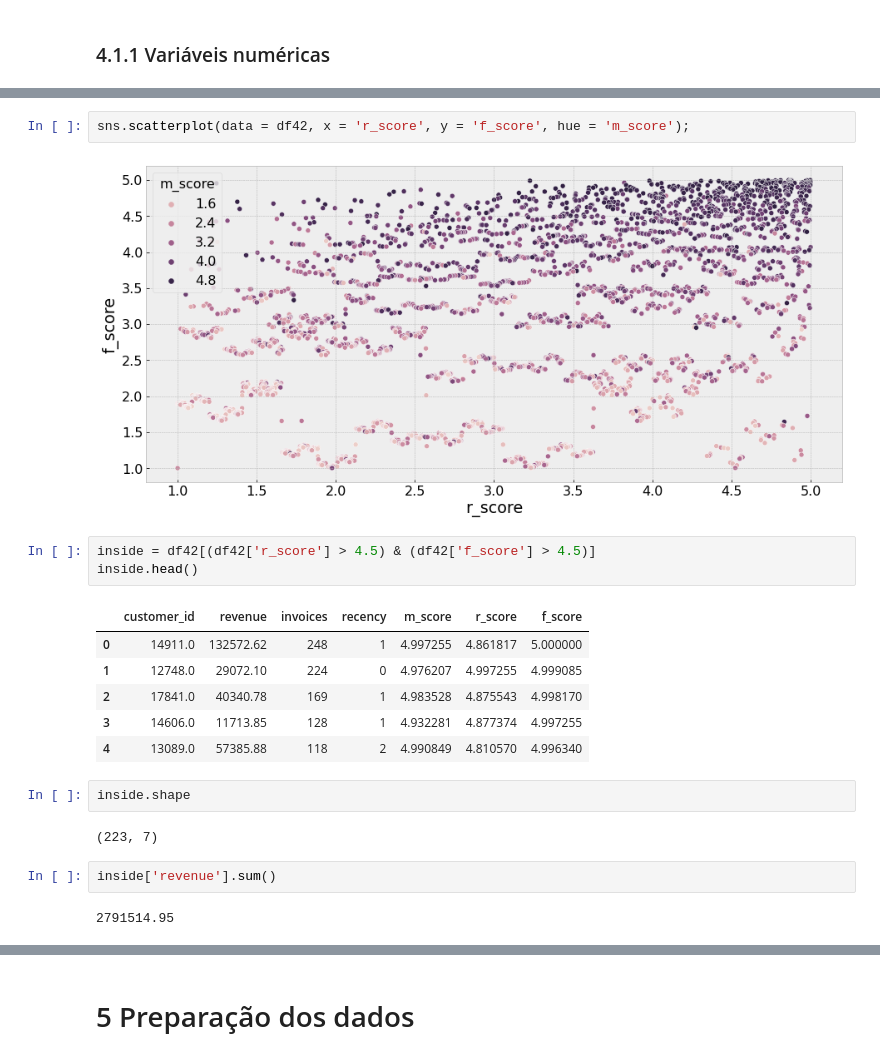
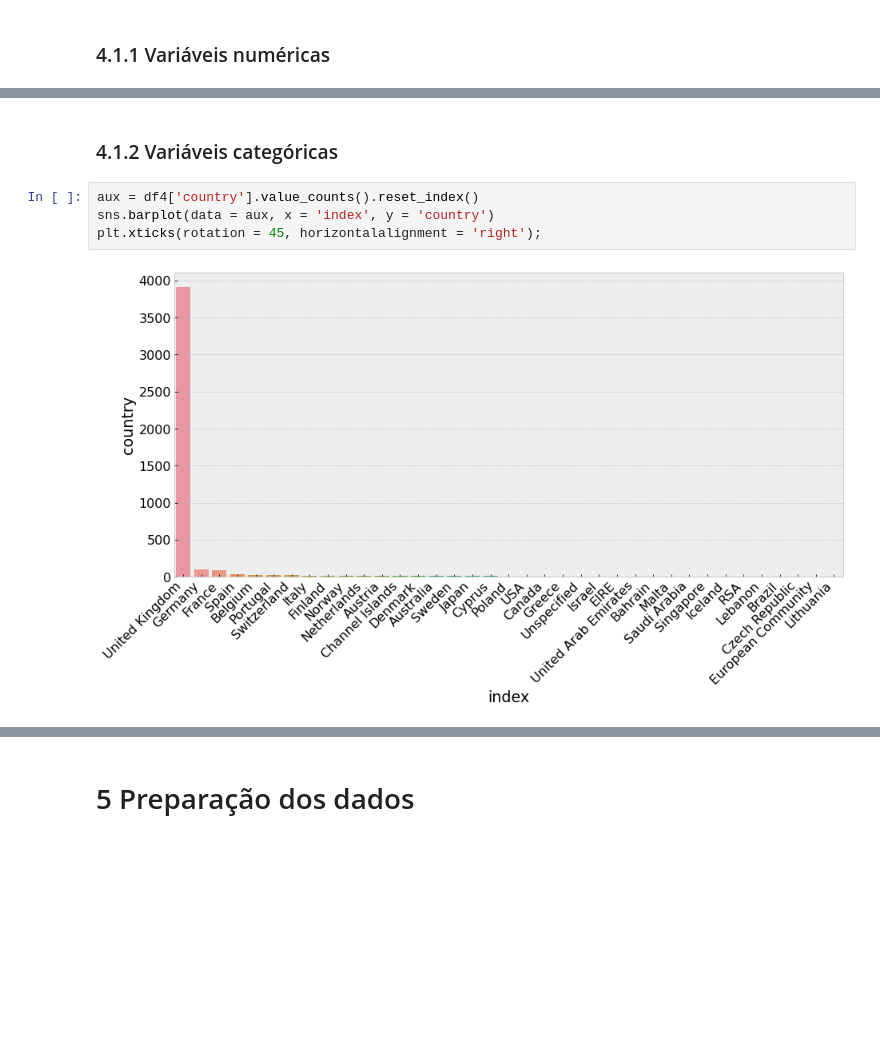
Before and after one commit to paixaols/loyalty-program, a Jupyter notebook: notebooks/2_loyalty_clean-data.ipynb, the cells around one changed output, grey strips where cells are left out. Cells and saved outputs as stored; diff of their text form; blank space fills up the shorter version.

```diff
--- a/notebooks/2_loyalty_clean-data.ipynb
+++ b/notebooks/2_loyalty_clean-data.ipynb
@@ -412,22 +377,8 @@ df42['f_score'] = 5-4*df42.index/len(df42)
-# %%
-sns.scatterplot(data = df42, x = 'r_score', y = 'f_score', hue = 'm_score');
-# %% [output]
-[figure, removed]
-# %%
-inside = df42[(df42['r_score'] > 4.5) & (df42['f_score'] > 4.5)]
-inside.head()
-# %% [output]
-|  | customer_id | revenue | invoices | recency | m_score | r_score | f_score |
-| 0 | 14911.0 | 132572.62 | 248 | 1 | 4.997255 | 4.861817 | 5.000000 |
-| 1 | 12748.0 | 29072.10 | 224 | 0 | 4.976207 | 4.997255 | 4.999085 |
-| 2 | 17841.0 | 40340.78 | 169 | 1 | 4.983528 | 4.875543 | 4.998170 |
-| 3 | 14606.0 | 11713.85 | 128 | 1 | 4.932281 | 4.877374 | 4.997255 |
-| 4 | 13089.0 | 57385.88 | 118 | 2 | 4.990849 | 4.810570 | 4.996340 |
-# %%
-inside.shape
-# %% [output]
-(223, 7)
-# %%
-inside['revenue'].sum()
-# %% [output]
-2791514.95
+# %% [markdown]
+### 4.1.2 Variáveis categóricas
+# %%
+aux = df4['country'].value_counts().reset_index()
+sns.barplot(data = aux, x = 'index', y = 'country')
+plt.xticks(rotation = 45, horizontalalignment = 'right');
+# %% [output]
+[figure, added]
```
Also changed, not shown: parts of 24 cells of this notebook.
